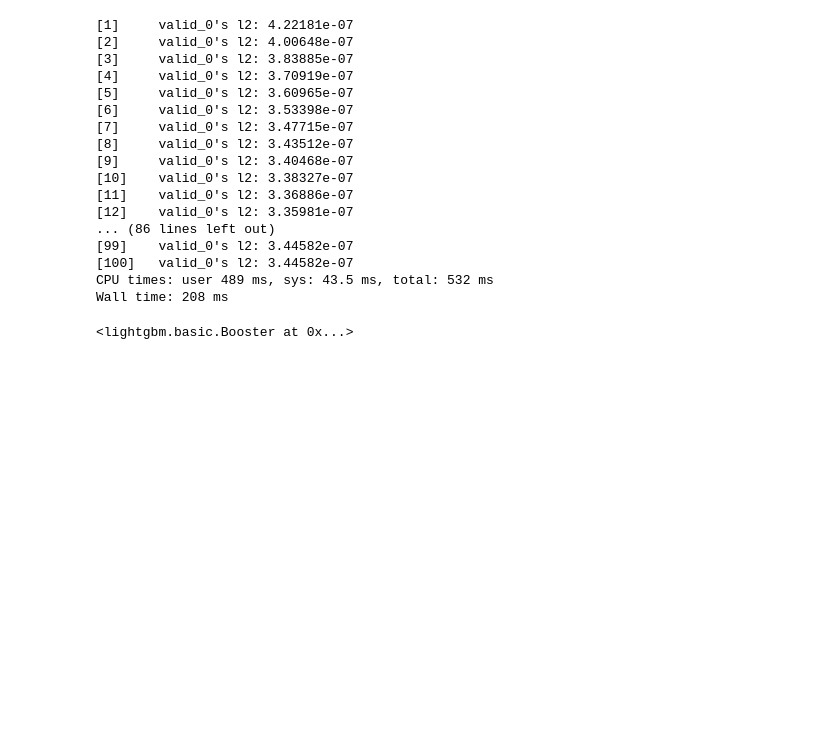
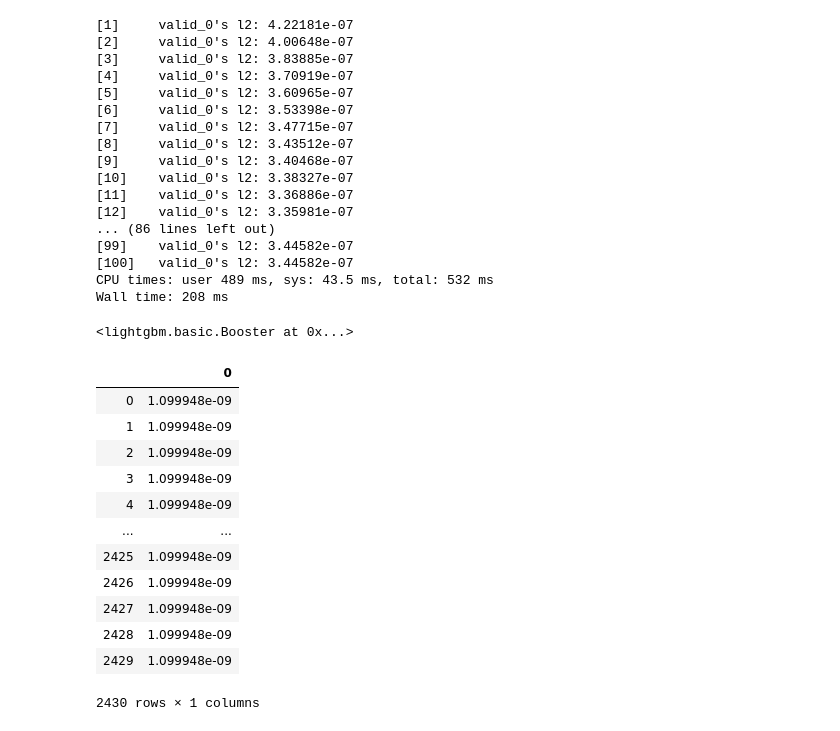
Before and after one commit to ToshikiMuromachi/train, a Jupyter notebook: trainOpe.ipynb, the cells around one changed output. Drawn from its saved outputs; the diff is of its cells as text; code cells hidden in the pictures; blank space fills up the shorter version.

```diff
--- a/trainOpe.ipynb
+++ b/trainOpe.ipynb
@@ -309,7 +359,7 @@ model.save_model('../output/model.txt')
 #ypred = bst.predict(X_test, num_iteration=bst.best_iteration)
 # %%
 # テストデータを予測する
-y_pred = model.predict(X_test, num_iteration=model.best_iteration)
+test_pred = model.predict(X_test, num_iteration=model.best_iteration)
 # %%
 # AUC (Area Under the Curve) を計算する
 #fpr, tpr, thresholds = metrics.roc_curve(y_test, y_pred)
@@ -325,0 +373,17 @@ submit_df
+# %%
+df_predict = pd.DataFrame(test_pred)
+df_predict
+# %% [output]
+|  | 0 |
+| 0 | 1.099948e-09 |
+| 1 | 1.099948e-09 |
+| 2 | 1.099948e-09 |
+| 3 | 1.099948e-09 |
+| 4 | 1.099948e-09 |
+| ... | ... |
+| 2425 | 1.099948e-09 |
+| 2426 | 1.099948e-09 |
+| 2427 | 1.099948e-09 |
+| 2428 | 1.099948e-09 |
+| 2429 | 1.099948e-09 |
+2430 rows × 1 columns
```
Also changed, not shown: parts of 8 cells of this notebook.
